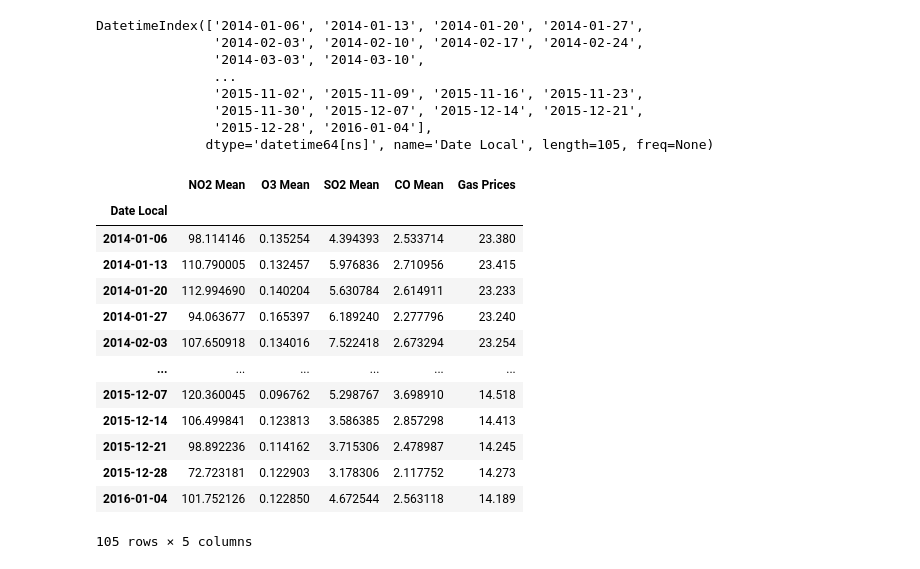
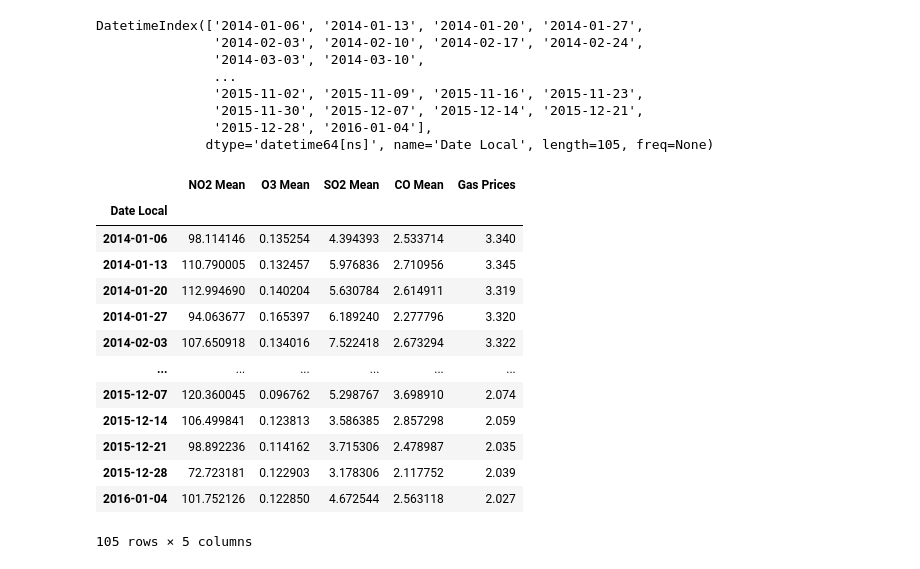
Before and after one commit to jpraasch/GroupProject1, a Jupyter notebook: Data_Analysis.ipynb, the cells around one changed output. Drawn from its saved outputs; the diff is of its cells as text; code cells hidden in the pictures.

Commit message:
Grouped by state

```diff
--- a/Data_Analysis.ipynb
+++ b/Data_Analysis.ipynb
@@ -280,22 +280,23 @@ DatetimeIndex(['2014-01-06', '2014-01-13', '2014-01-20', '2014-01-27',
                '2015-12-28', '2016-01-04'],
               dtype='datetime64[ns]', name='Date Local', length=105, freq=None)
 # %%
-CombinedStates=StateSubset[StateSubset["Date Local"].isin(testabledates)]
-CombinedStates=CombinedStates.groupby("Date Local").sum()
-CombinedStates
+TotalStates=StateSubset[StateSubset["Date Local"].isin(testabledates)]
+TotalStates=TotalStates.groupby("Date Local").sum()
+TotalStates["Gas Prices"]=TotalStates["Gas Prices"]/7
+TotalStates
 # %% [output]
 |  | NO2 Mean | O3 Mean | SO2 Mean | CO Mean | Gas Prices |
 | Date Local |  |  |  |  |  |
-| 2014-01-06 | 98.114146 | 0.135254 | 4.394393 | 2.533714 | 23.380 |
-| 2014-01-13 | 110.790005 | 0.132457 | 5.976836 | 2.710956 | 23.415 |
-| 2014-01-20 | 112.994690 | 0.140204 | 5.630784 | 2.614911 | 23.233 |
-| 2014-01-27 | 94.063677 | 0.165397 | 6.189240 | 2.277796 | 23.240 |
-| 2014-02-03 | 107.650918 | 0.134016 | 7.522418 | 2.673294 | 23.254 |
+| 2014-01-06 | 98.114146 | 0.135254 | 4.394393 | 2.533714 | 3.340 |
+| 2014-01-13 | 110.790005 | 0.132457 | 5.976836 | 2.710956 | 3.345 |
+| 2014-01-20 | 112.994690 | 0.140204 | 5.630784 | 2.614911 | 3.319 |
+| 2014-01-27 | 94.063677 | 0.165397 | 6.189240 | 2.277796 | 3.320 |
+| 2014-02-03 | 107.650918 | 0.134016 | 7.522418 | 2.673294 | 3.322 |
 | ... | ... | ... | ... | ... | ... |
-| 2015-12-07 | 120.360045 | 0.096762 | 5.298767 | 3.698910 | 14.518 |
-| 2015-12-14 | 106.499841 | 0.123813 | 3.586385 | 2.857298 | 14.413 |
-| 2015-12-21 | 98.892236 | 0.114162 | 3.715306 | 2.478987 | 14.245 |
-| 2015-12-28 | 72.723181 | 0.122903 | 3.178306 | 2.117752 | 14.273 |
-| 2016-01-04 | 101.752126 | 0.122850 | 4.672544 | 2.563118 | 14.189 |
+| 2015-12-07 | 120.360045 | 0.096762 | 5.298767 | 3.698910 | 2.074 |
+| 2015-12-14 | 106.499841 | 0.123813 | 3.586385 | 2.857298 | 2.059 |
+| 2015-12-21 | 98.892236 | 0.114162 | 3.715306 | 2.478987 | 2.035 |
+| 2015-12-28 | 72.723181 | 0.122903 | 3.178306 | 2.117752 | 2.039 |
+| 2016-01-04 | 101.752126 | 0.122850 | 4.672544 | 2.563118 | 2.027 |
 105 rows × 5 columns
 # %%
```
Also changed, not shown: parts of 1 cell of this notebook.
